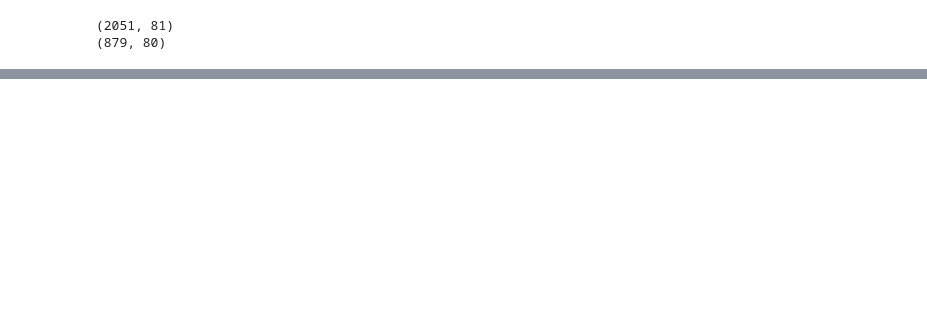
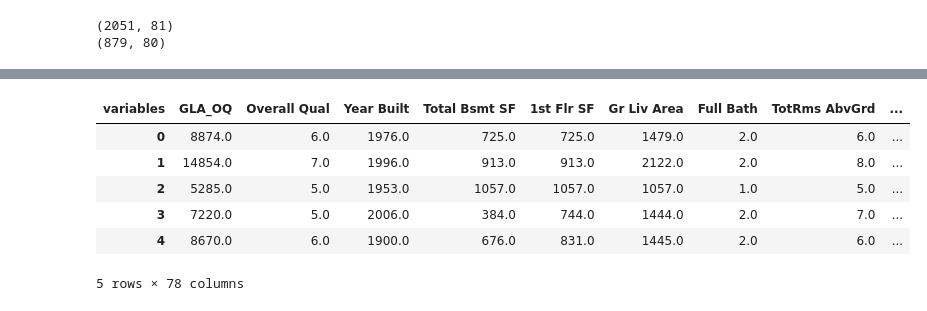
Before and after one commit to pwalesdi/Ames_Housing_Data, a Jupyter notebook: Project_2_Updated.ipynb, the cells around one changed output, grey strips where cells are left out. Cells and saved outputs as stored; diff of their text form; code cells hidden in the pictures; blank space fills up the shorter version.

```diff
--- a/Project_2_Updated.ipynb
+++ b/Project_2_Updated.ipynb
@@ -103,3 +90,7 @@ ames_train.corr()[['SalePrice']].sort_values('SalePrice', ascending=False)
+# %%
+ames_train = ames_train[tested_col]
+ames_test = ames_test[tested_col]
+ames_train['SalePrice'] = Sale
 # %%
 def dropped_cols(df, tested_col):
     dropped_col = []
@@ -233,7 +208,6 @@ ames_train[['Gr Liv Area', 'GLA_SQ', 'Total Bsmt SF', '1st Flr SF']].head()
 # %%
-# poly = PolynomialFeatures(degree=2, interaction_only=False, include_bias=False)
+poly = PolynomialFeatures(degree=2, interaction_only=False, include_bias=False)
 
-# # Fit and transform our X data.
-# poly_train = poly.fit_transform(new_train)
-# poly_test = poly.fit_transform(new_test)
-# poly_train.shape
+# Fit and transform our X data.
+poly_train = poly.fit_transform(new_train)
+poly_test = poly.fit_transform(new_test)
@@ -266,5 +213,0 @@ new_test['quality_sq_ft'] = new_test['quality_sq_ft'].map(log_like_fn)
-# %%
-y = np.log(y)
-# new_train['Total Bsmt SF'].sort_values(ascending=False)
-# new_test.fillna(new_test.mean(), inplace=True)
-# new_train.fillna(new_train.mean(), inplace=True)
@@ -274,0 +218,13 @@ y = np.log(y)
+# %%
+ss = StandardScaler()
+X_sc = ss.fit_transform(poly_train)
+test_sc = ss.transform(poly_test)
+model = LinearRegression()
+lasso = LassoCV(n_alphas=1000, cv=5)
+ridge = RidgeCV(cv=5)
+model.fit(X_sc, y)
+lasso.fit(X_sc, y)
+ridge.fit(X_sc, y)
+model_pred = model.predict(X_sc)
+lasso_pred = lasso.predict(X_sc)
+ridge_pred = ridge.predict(X_sc)
@@ -274,0 +254,15 @@ y = np.log(y)
+# %%
+coef_df = pd.DataFrame({'variables':poly.get_feature_names(tested_col)})
+coe = pd.DataFrame({'coeffieients':lasso.coef_})
+coef_df = pd.concat([coef_df, coe], axis=1)
+values = pd.DataFrame(poly_train, index=list(range(0,2049)), columns=coef_df['variables'])
+values['SalePrice'] = Sale
+values.head()
+# %% [output]
+| variables | GLA_OQ | Overall Qual | Year Built | Total Bsmt SF | 1st Flr SF | Gr Liv Area | Full Bath | TotRms AbvGrd | ... |
+| 0 | 8874.0 | 6.0 | 1976.0 | 725.0 | 725.0 | 1479.0 | 2.0 | 6.0 | ... |
+| 1 | 14854.0 | 7.0 | 1996.0 | 913.0 | 913.0 | 2122.0 | 2.0 | 8.0 | ... |
+| 2 | 5285.0 | 5.0 | 1953.0 | 1057.0 | 1057.0 | 1057.0 | 1.0 | 5.0 | ... |
+| 3 | 7220.0 | 5.0 | 2006.0 | 384.0 | 744.0 | 1444.0 | 2.0 | 7.0 | ... |
+| 4 | 8670.0 | 6.0 | 1900.0 | 676.0 | 831.0 | 1445.0 | 2.0 | 6.0 | ... |
+5 rows × 78 columns
```
Also changed, not shown: parts of 36 cells of this notebook, 6 other files.
